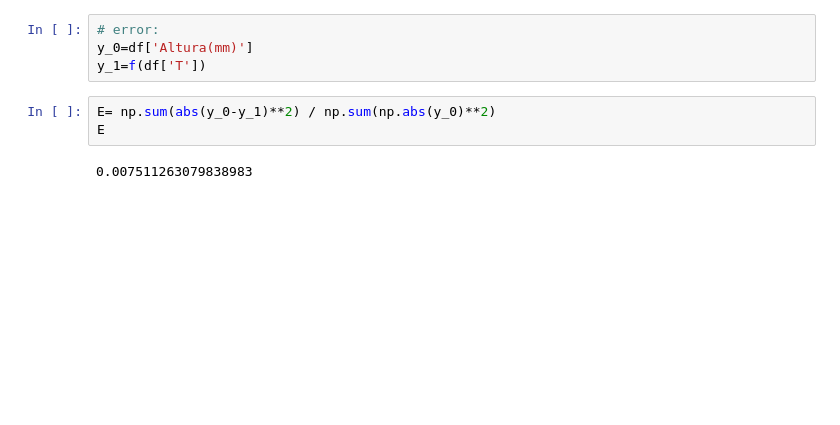
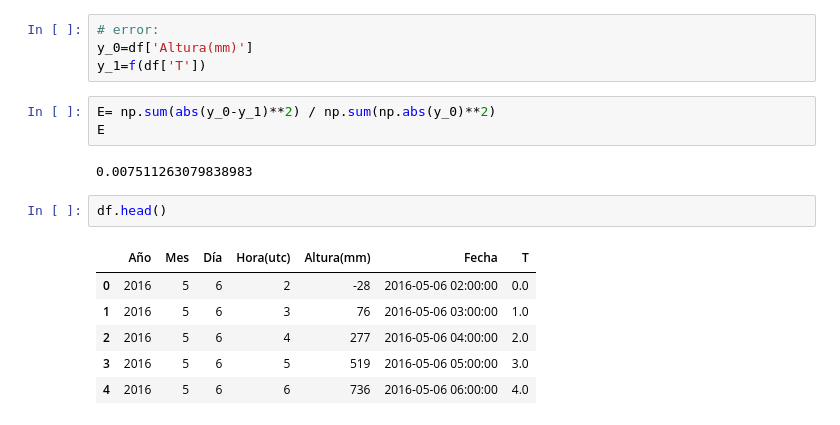
Before and after one commit to rodolfoch/Computacional1, a Jupyter notebook: Actividad7/Act7-Huatulco.ipynb, the cells around one changed output. Saved outputs shown, nothing was run; the diff lists cells and outputs as text; blank space fills up the shorter version.

```diff
--- a/Actividad7/Act7-Huatulco.ipynb
+++ b/Actividad7/Act7-Huatulco.ipynb
@@ -218,3 +226,12 @@ E= np.sum(abs(y_0-y_1)**2) / np.sum(np.abs(y_0)**2)
 E
 # %% [output]
 0.007511263079838983
+# %%
+df.head()
+# %% [output]
+|  | Año | Mes | Día | Hora(utc) | Altura(mm) | Fecha | T |
+| 0 | 2016 | 5 | 6 | 2 | -28 | 2016-05-06 02:00:00 | 0.0 |
+| 1 | 2016 | 5 | 6 | 3 | 76 | 2016-05-06 03:00:00 | 1.0 |
+| 2 | 2016 | 5 | 6 | 4 | 277 | 2016-05-06 04:00:00 | 2.0 |
+| 3 | 2016 | 5 | 6 | 5 | 519 | 2016-05-06 05:00:00 | 3.0 |
+| 4 | 2016 | 5 | 6 | 6 | 736 | 2016-05-06 06:00:00 | 4.0 |
```
Also changed, not shown: parts of 2 cells of this notebook, 1 other file.
